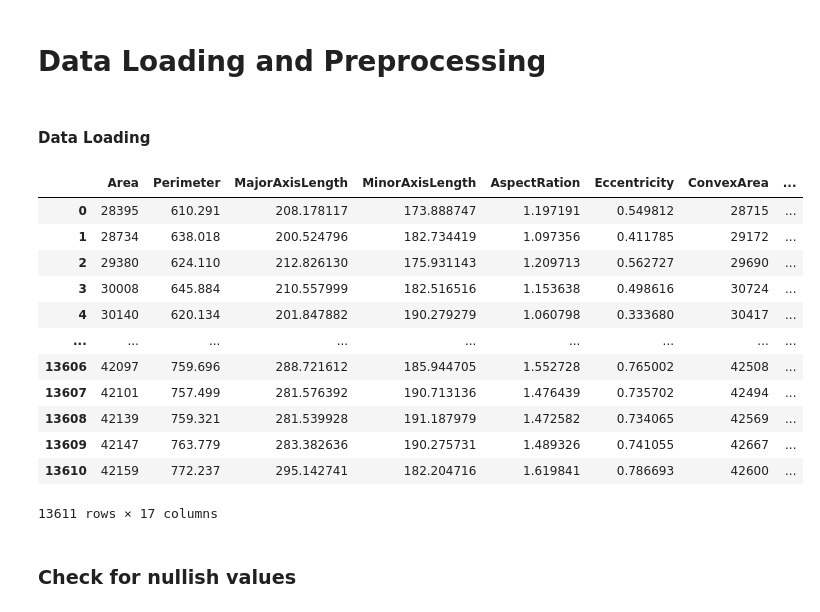
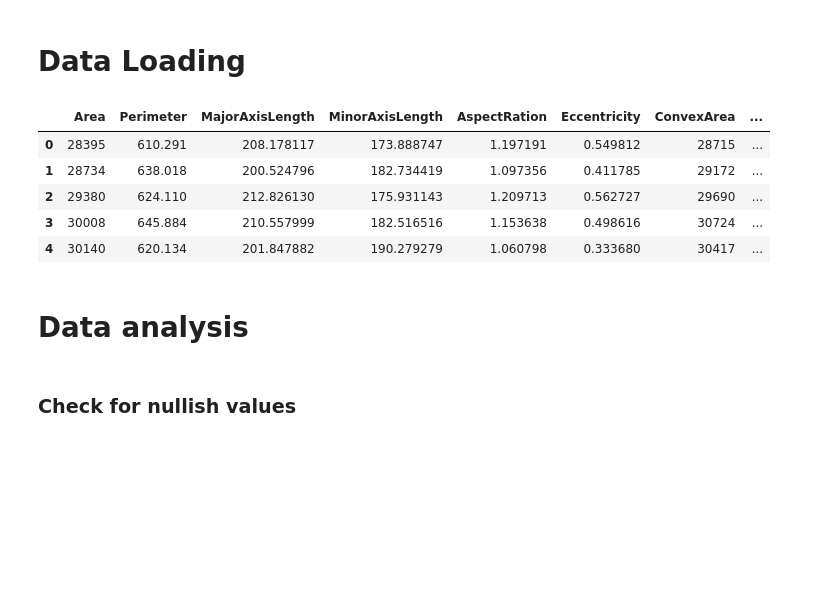
Before and after one commit to amishfaldu-njit/cs-634104-final-term-project, a Jupyter notebook: main.ipynb, the cells around one changed output. Saved outputs shown, nothing was run; the diff lists cells and outputs as text; code cells hidden in the pictures; blank space fills up the shorter version.

```diff
--- a/main.ipynb
+++ b/main.ipynb
@@ -1,7 +1,5 @@
 # %% [markdown]
-# Data Loading and Preprocessing
+# Data Loading
-# %% [markdown]
-#### Data Loading
 # %%
 import pandas as pd
 import numpy as np
@@ -13,21 +11,16 @@ from sklearn.svm import SVC
 from sklearn.neighbors import KNeighborsClassifier
 # %%
 df = pd.read_csv('./dataset/Dry_Bean_Dataset.csv')
-df
+df.head()
 # %% [output]
 |  | Area | Perimeter | MajorAxisLength | MinorAxisLength | AspectRation | Eccentricity | ConvexArea | ... |
 | 0 | 28395 | 610.291 | 208.178117 | 173.888747 | 1.197191 | 0.549812 | 28715 | ... |
 | 1 | 28734 | 638.018 | 200.524796 | 182.734419 | 1.097356 | 0.411785 | 29172 | ... |
 | 2 | 29380 | 624.110 | 212.826130 | 175.931143 | 1.209713 | 0.562727 | 29690 | ... |
 | 3 | 30008 | 645.884 | 210.557999 | 182.516516 | 1.153638 | 0.498616 | 30724 | ... |
 | 4 | 30140 | 620.134 | 201.847882 | 190.279279 | 1.060798 | 0.333680 | 30417 | ... |
-| ... | ... | ... | ... | ... | ... | ... | ... | ... |
-| 13606 | 42097 | 759.696 | 288.721612 | 185.944705 | 1.552728 | 0.765002 | 42508 | ... |
-| 13607 | 42101 | 757.499 | 281.576392 | 190.713136 | 1.476439 | 0.735702 | 42494 | ... |
-| 13608 | 42139 | 759.321 | 281.539928 | 191.187979 | 1.472582 | 0.734065 | 42569 | ... |
-| 13609 | 42147 | 763.779 | 283.382636 | 190.275731 | 1.489326 | 0.741055 | 42667 | ... |
-| 13610 | 42159 | 772.237 | 295.142741 | 182.204716 | 1.619841 | 0.786693 | 42600 | ... |
-13611 rows × 17 columns
+# %% [markdown]
+# Data analysis
 # %% [markdown]
 ### Check for nullish values
 # %% [markdown]
```
Also changed, not shown: parts of 30 cells of this notebook, 12 other files.
